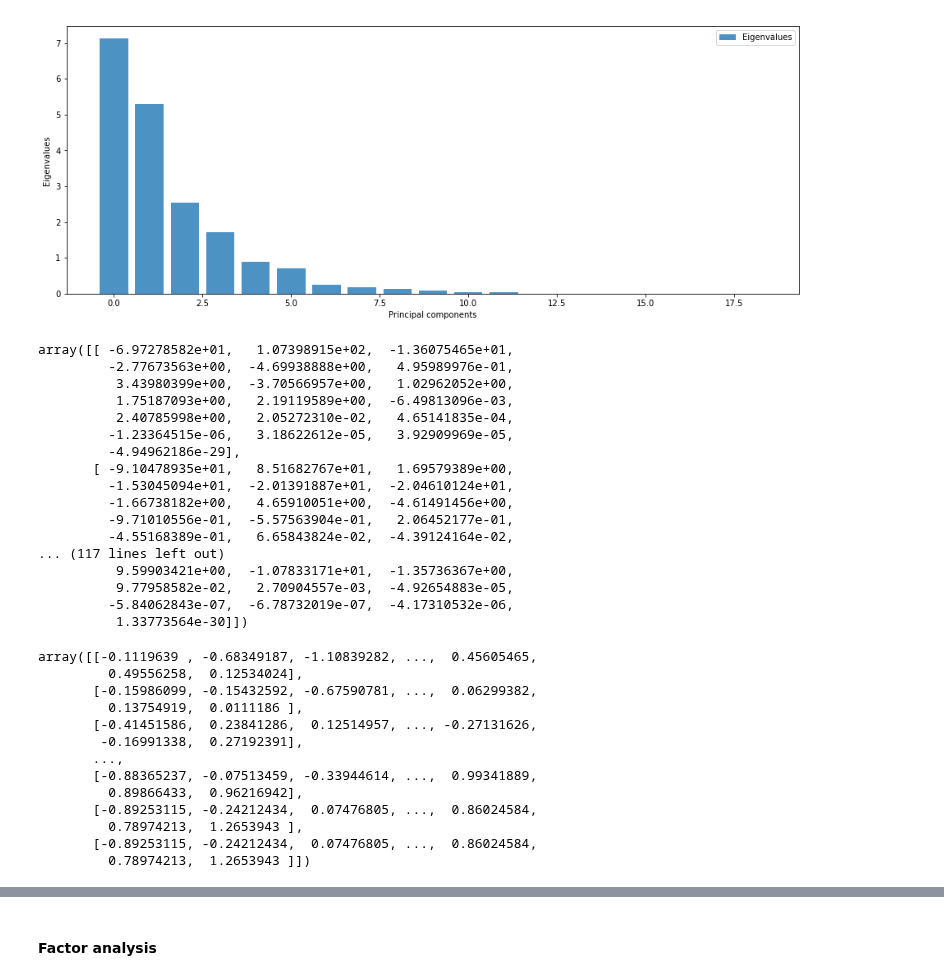
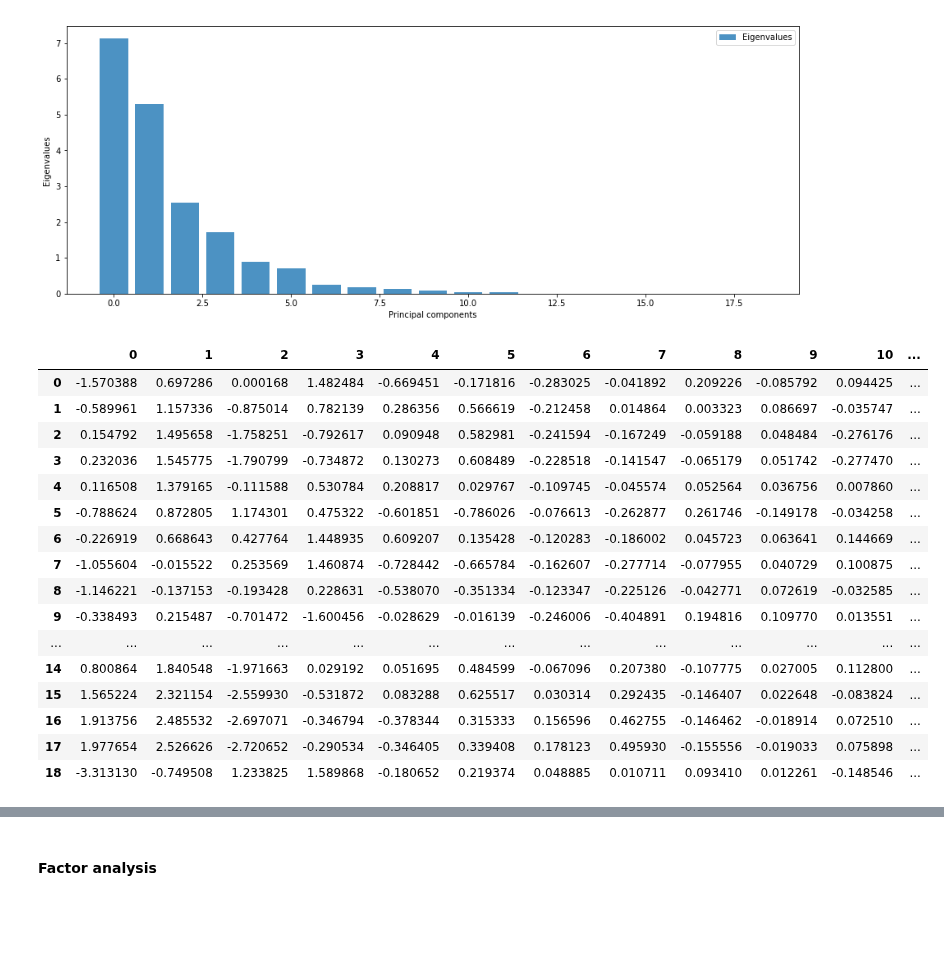
Before and after one commit to et4/stat, a Jupyter notebook: PT 2/main.ipynb, the cells around one changed output, grey strips where cells are left out. Drawn from its saved outputs; the diff is of its cells as text; code cells hidden in the pictures; blank space fills up the shorter version.

```diff
--- a/PT 2/main.ipynb
+++ b/PT 2/main.ipynb
@@ -114,45 +117,31 @@ plt.legend(loc='best');
 # %% [output]
 [figure]
 # %%
-U, s, V = np.linalg.svd(normalized_data.T)
+U, s, V = np.linalg.svd(normalized_data)
 # %%
-U.dot(np.diag(s))
+pd.DataFrame(U[:19, :19].dot(np.diag(s)))
 # %% [output]
-array([[ -6.97278582e+01,   1.07398915e+02,  -1.36075465e+01,
-         -2.77673563e+00,  -4.69938888e+00,   4.95989976e-01,
-          3.43980399e+00,  -3.70566957e+00,   1.02962052e+00,
-          1.75187093e+00,   2.19119589e+00,  -6.49813096e-03,
-          2.40785998e+00,   2.05272310e-02,   4.65141835e-04,
-         -1.23364515e-06,   3.18622612e-05,   3.92909969e-05,
-         -4.94962186e-29],
-       [ -9.10478935e+01,   8.51682767e+01,   1.69579389e+00,
-         -1.53045094e+01,  -2.01391887e+01,  -2.04610124e+01,
-         -1.66738182e+00,   4.65910051e+00,  -4.61491456e+00,
-         -9.71010556e-01,  -5.57563904e-01,   2.06452177e-01,
-         -4.55168389e-01,   6.65843824e-02,  -4.39124164e-02,
-... (117 lines left out)
-          9.59903421e+00,  -1.07833171e+01,  -1.35736367e+00,
-          9.77958582e-02,   2.70904557e-03,  -4.92654883e-05,
-         -5.84062843e-07,  -6.78732019e-07,  -4.17310532e-06,
-          1.33773564e-30]])
+|  | 0 | 1 | 2 | 3 | 4 | 5 | 6 | 7 | 8 | 9 | 10 | ... |
+| 0 | -1.570388 | 0.697286 | 0.000168 | 1.482484 | -0.669451 | -0.171816 | -0.283025 | -0.041892 | 0.209226 | -0.085792 | 0.094425 | ... |
+| 1 | -0.589961 | 1.157336 | -0.875014 | 0.782139 | 0.286356 | 0.566619 | -0.212458 | 0.014864 | 0.003323 | 0.086697 | -0.035747 | ... |
+| 2 | 0.154792 | 1.495658 | -1.758251 | -0.792617 | 0.090948 | 0.582981 | -0.241594 | -0.167249 | -0.059188 | 0.048484 | -0.276176 | ... |
+| 3 | 0.232036 | 1.545775 | -1.790799 | -0.734872 | 0.130273 | 0.608489 | -0.228518 | -0.141547 | -0.065179 | 0.051742 | -0.277470 | ... |
+| 4 | 0.116508 | 1.379165 | -0.111588 | 0.530784 | 0.208817 | 0.029767 | -0.109745 | -0.045574 | 0.052564 | 0.036756 | 0.007860 | ... |
+| 5 | -0.788624 | 0.872805 | 1.174301 | 0.475322 | -0.601851 | -0.786026 | -0.076613 | -0.262877 | 0.261746 | -0.149178 | -0.034258 | ... |
+| 6 | -0.226919 | 0.668643 | 0.427764 | 1.448935 | 0.609207 | 0.135428 | -0.120283 | -0.186002 | 0.045723 | 0.063641 | 0.144669 | ... |
+| 7 | -1.055604 | -0.015522 | 0.253569 | 1.460874 | -0.728442 | -0.665784 | -0.162607 | -0.277714 | -0.077955 | 0.040729 | 0.100875 | ... |
+| 8 | -1.146221 | -0.137153 | -0.193428 | 0.228631 | -0.538070 | -0.351334 | -0.123347 | -0.225126 | -0.042771 | 0.072619 | -0.032585 | ... |
+| 9 | -0.338493 | 0.215487 | -0.701472 | -1.600456 | -0.028629 | -0.016139 | -0.246006 | -0.404891 | 0.194816 | 0.109770 | 0.013551 | ... |
+| ... | ... | ... | ... | ... | ... | ... | ... | ... | ... | ... | ... | ... |
+| 14 | 0.800864 | 1.840548 | -1.971663 | 0.029192 | 0.051695 | 0.484599 | -0.067096 | 0.207380 | -0.107775 | 0.027005 | 0.112800 | ... |
+| 15 | 1.565224 | 2.321154 | -2.559930 | -0.531872 | 0.083288 | 0.625517 | 0.030314 | 0.292435 | -0.146407 | 0.022648 | -0.083824 | ... |
+| 16 | 1.913756 | 2.485532 | -2.697071 | -0.346794 | -0.378344 | 0.315333 | 0.156596 | 0.462755 | -0.146462 | -0.018914 | 0.072510 | ... |
+| 17 | 1.977654 | 2.526626 | -2.720652 | -0.290534 | -0.346405 | 0.339408 | 0.178123 | 0.495930 | -0.155556 | -0.019033 | 0.075898 | ... |
+| 18 | -3.313130 | -0.749508 | 1.233825 | 1.589868 | -0.180652 | 0.219374 | 0.048885 | 0.010711 | 0.093410 | 0.012261 | -0.148546 | ... |
 # %%
 matrix_w = np.hstack(eig.reshape(19,1) for eig in eig_vecs)
 # %%
-normalized_data.dot(matrix_w)
+pd.DataFrame(normalized_data.dot(matrix_w));
-# %% [output]
-array([[-0.1119639 , -0.68349187, -1.10839282, ...,  0.45605465,
-         0.49556258,  0.12534024],
-       [-0.15986099, -0.15432592, -0.67590781, ...,  0.06299382,
-         0.13754919,  0.0111186 ],
-       [-0.41451586,  0.23841286,  0.12514957, ..., -0.27131626,
-        -0.16991338,  0.27192391],
-       ...,
-       [-0.88365237, -0.07513459, -0.33944614, ...,  0.99341889,
-         0.89866433,  0.96216942],
-       [-0.89253115, -0.24212434,  0.07476805, ...,  0.86024584,
-         0.78974213,  1.2653943 ],
-       [-0.89253115, -0.24212434,  0.07476805, ...,  0.86024584,
-         0.78974213,  1.2653943 ]])
 # %%
 n_components = 6
 pca = PCA(n_components=n_components)
```
Also changed, not shown: parts of 11 cells of this notebook, 4 other files.
